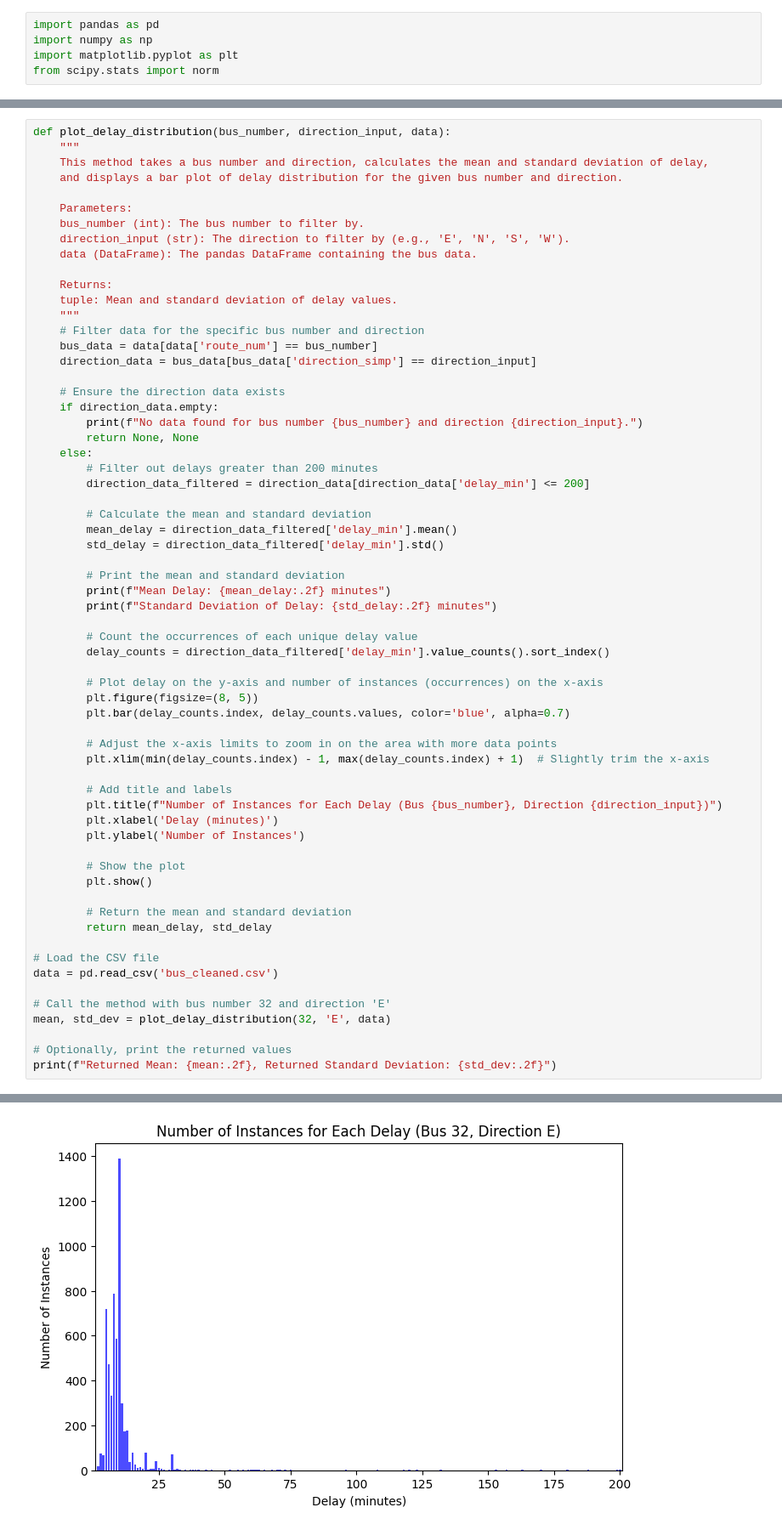
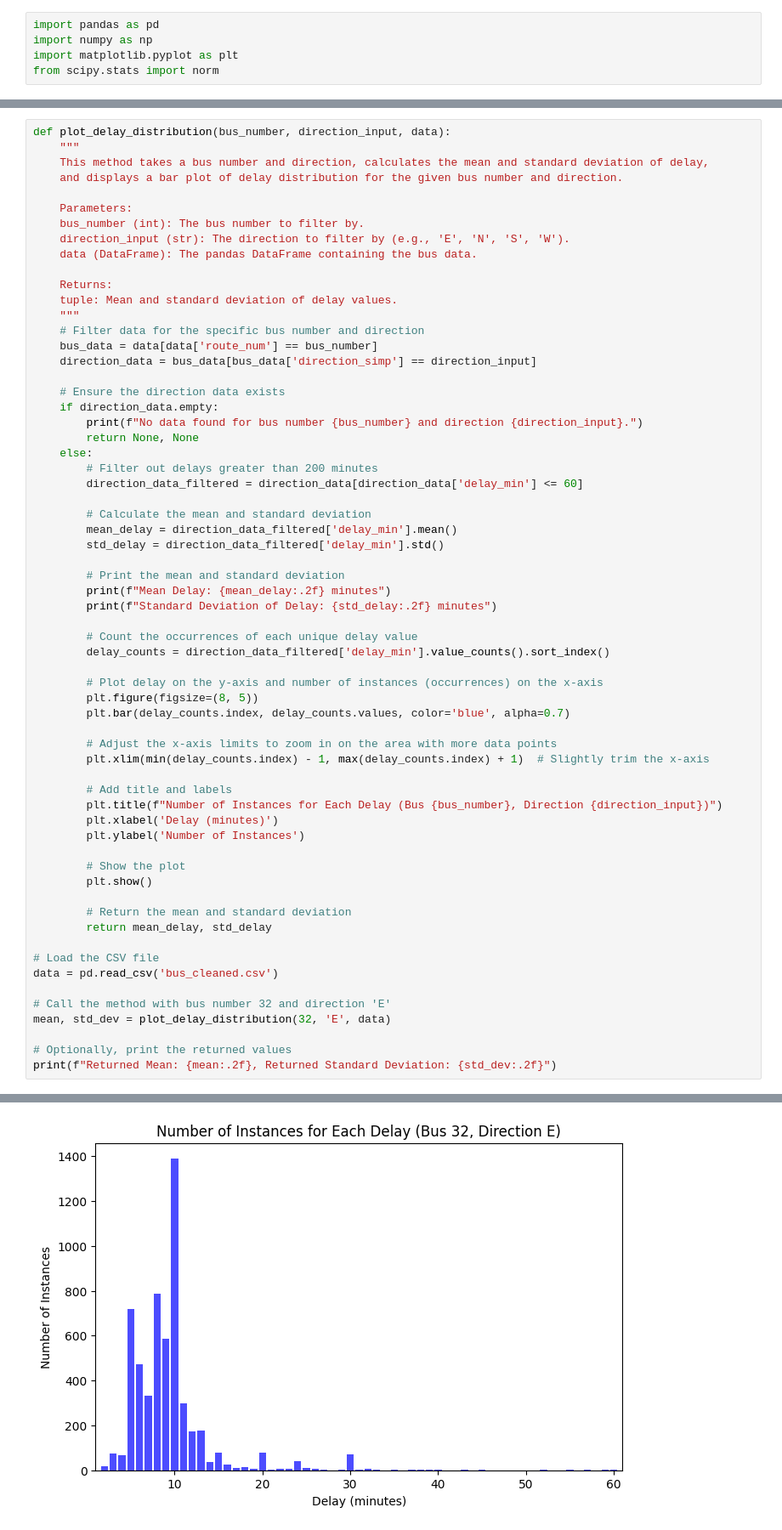
Before and after one commit to nazary1212/4401Proj, a Jupyter notebook: bus_number_delays.ipynb, the cells around one changed output, grey strips where cells are left out. Shown: that part at 85% size. Saved outputs shown, nothing was run; the diff lists cells and outputs as text.

Commit message:
Delays calculated

```diff
--- a/bus_number_delays.ipynb
+++ b/bus_number_delays.ipynb
@@ -53,7 +53,7 @@ def plot_delay_distribution(bus_number, direction_input, data):
         return None, None
     else:
         # Filter out delays greater than 200 minutes
-        direction_data_filtered = direction_data[direction_data['delay_min'] <= 200]
+        direction_data_filtered = direction_data[direction_data['delay_min'] <= 60]
 
         # Calculate the mean and standard deviation
         mean_delay = direction_data_filtered['delay_min'].mean()
@@ -98 +98 @@ Standard Deviation of Delay: 9.15 minutes
-[figure, old version]
+[figure, new version]
```
Also changed, not shown: parts of 3 cells of this notebook, 5 other files.
